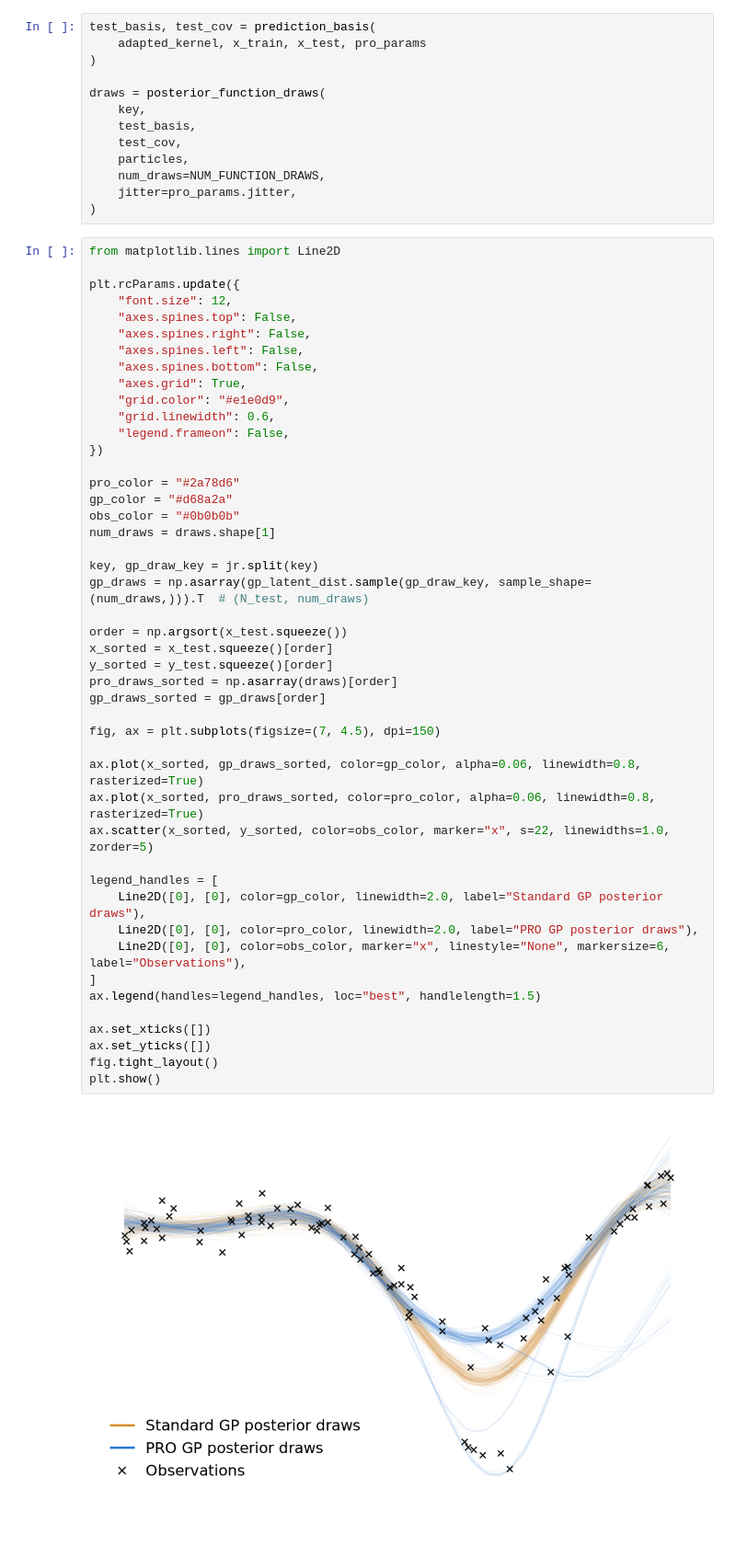
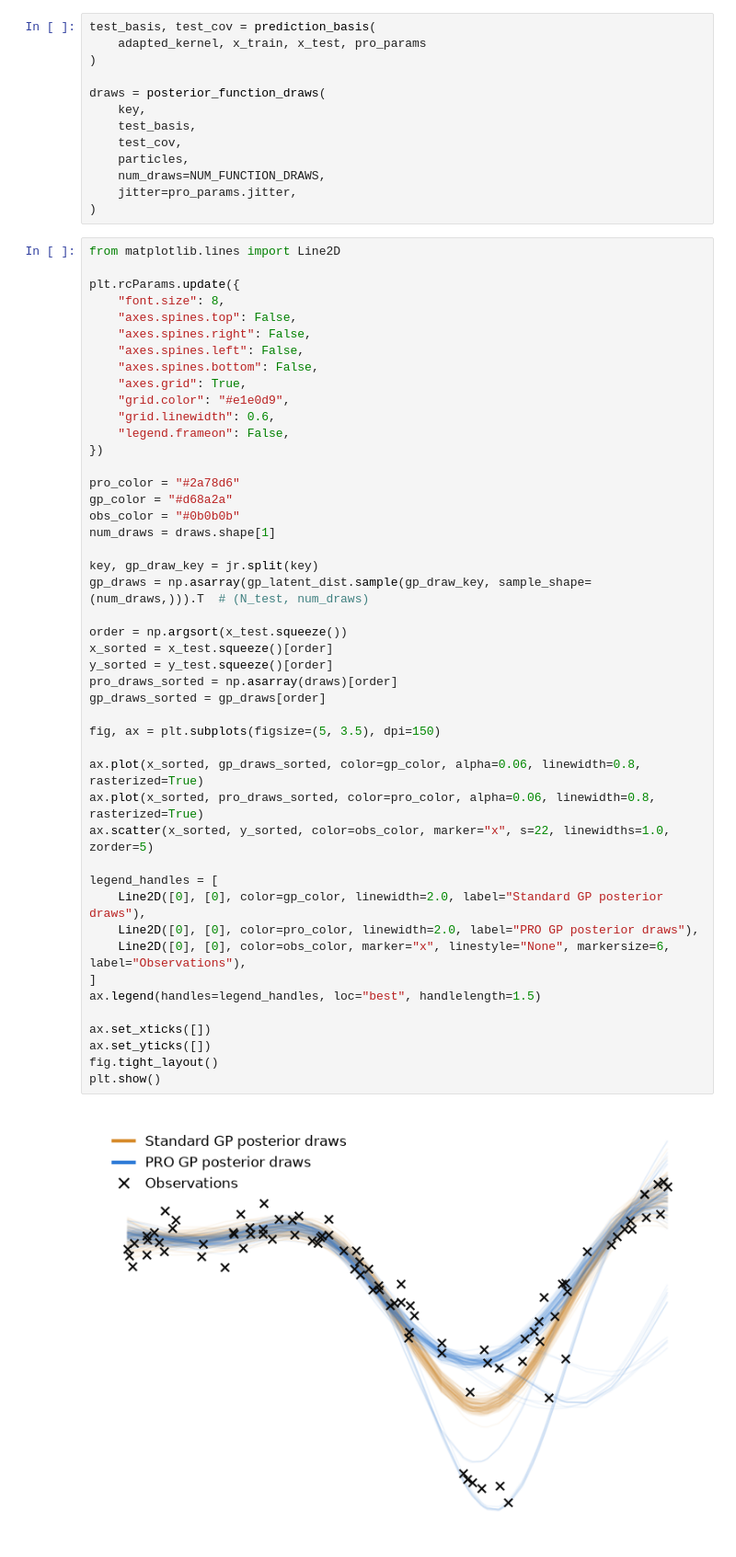
Before and after one commit to callum-kl/non-parametric-pro, a Jupyter notebook: notebooks/synthetic.ipynb, the cells around one changed output. Shown at 92% size. Cells and saved outputs as stored; diff of their text form; blank space fills up the shorter version.

```diff
--- a/notebooks/synthetic.ipynb
+++ b/notebooks/synthetic.ipynb
@@ -249,7 +249,7 @@ draws = posterior_function_draws(
 from matplotlib.lines import Line2D
 
 plt.rcParams.update({
-    "font.size": 12,
+    "font.size": 8,
     "axes.spines.top": False,
     "axes.spines.right": False,
     "axes.spines.left": False,
@@ -264,32 +264,32 @@ pro_color = "#2a78d6"
 gp_color = "#d68a2a"
 obs_color = "#0b0b0b"
 num_draws = draws.shape[1]
 
 key, gp_draw_key = jr.split(key)
 gp_draws = np.asarray(gp_latent_dist.sample(gp_draw_key, sample_shape=(num_draws,))).T  # (N_test, num_draws)
 
 order = np.argsort(x_test.squeeze())
 x_sorted = x_test.squeeze()[order]
 y_sorted = y_test.squeeze()[order]
 pro_draws_sorted = np.asarray(draws)[order]
 gp_draws_sorted = gp_draws[order]
 
-fig, ax = plt.subplots(figsize=(7, 4.5), dpi=150)
+fig, ax = plt.subplots(figsize=(5, 3.5), dpi=150)
 
 ax.plot(x_sorted, gp_draws_sorted, color=gp_color, alpha=0.06, linewidth=0.8, rasterized=True)
 ax.plot(x_sorted, pro_draws_sorted, color=pro_color, alpha=0.06, linewidth=0.8, rasterized=True)
 ax.scatter(x_sorted, y_sorted, color=obs_color, marker="x", s=22, linewidths=1.0, zorder=5)
 
 legend_handles = [
     Line2D([0], [0], color=gp_color, linewidth=2.0, label="Standard GP posterior draws"),
     Line2D([0], [0], color=pro_color, linewidth=2.0, label="PRO GP posterior draws"),
     Line2D([0], [0], color=obs_color, marker="x", linestyle="None", markersize=6, label="Observations"),
 ]
 ax.legend(handles=legend_handles, loc="best", handlelength=1.5)
 
 ax.set_xticks([])
 ax.set_yticks([])
 fig.tight_layout()
 plt.show()
 # %% [output]
-[figure, old version]
+[figure, new version]
```
Also changed, not shown: 9 other files.
